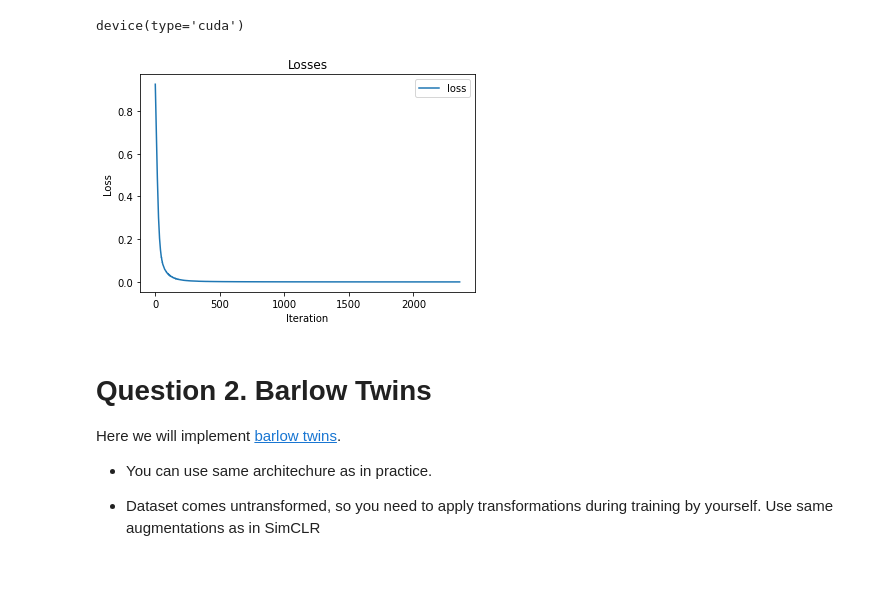
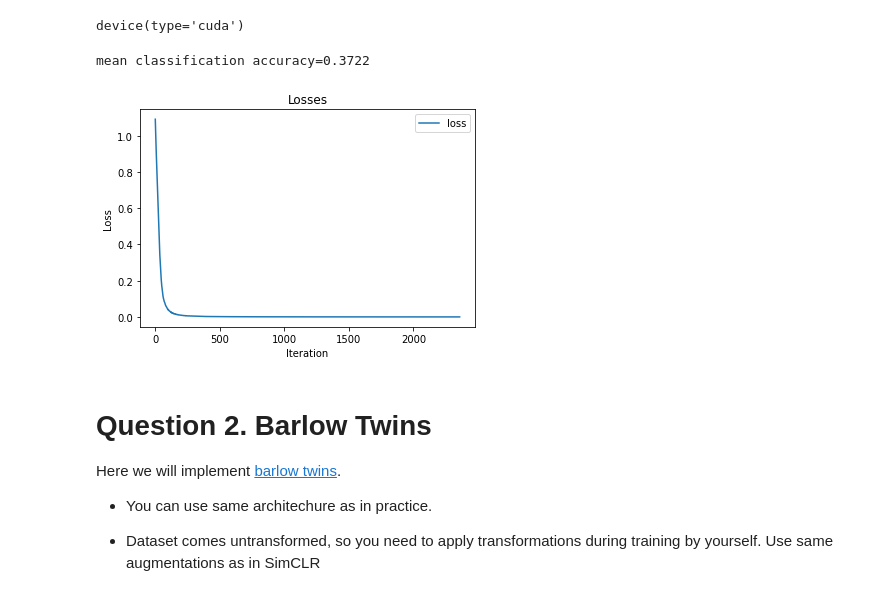
Before and after one commit to AntonPrazdnichnykh/dul_2021, a Jupyter notebook: Homework/hw11/Homework11_selfsupervised2.ipynb, the cells around one changed output. Saved outputs shown, nothing was run; the diff lists cells and outputs as text; code cells hidden in the pictures.

```diff
--- a/Homework/hw11/Homework11_selfsupervised2.ipynb
+++ b/Homework/hw11/Homework11_selfsupervised2.ipynb
@@ -208,9 +208,10 @@ def q1(train_data):
     return losses, model.encode
 # %%
 # change flag to False if you want only to test your losses w/o accuracy (it takes around 4-5 minutes)
-q1_results(q1, False)
+q1_results(q1, True)
 # %% [output]
+mean classification accuracy=0.3722
-[figure, old version]
+[figure, new version]
 # %% [markdown]
 # Question 2. Barlow Twins
 
```
Also changed, not shown: parts of 3 cells of this notebook.
